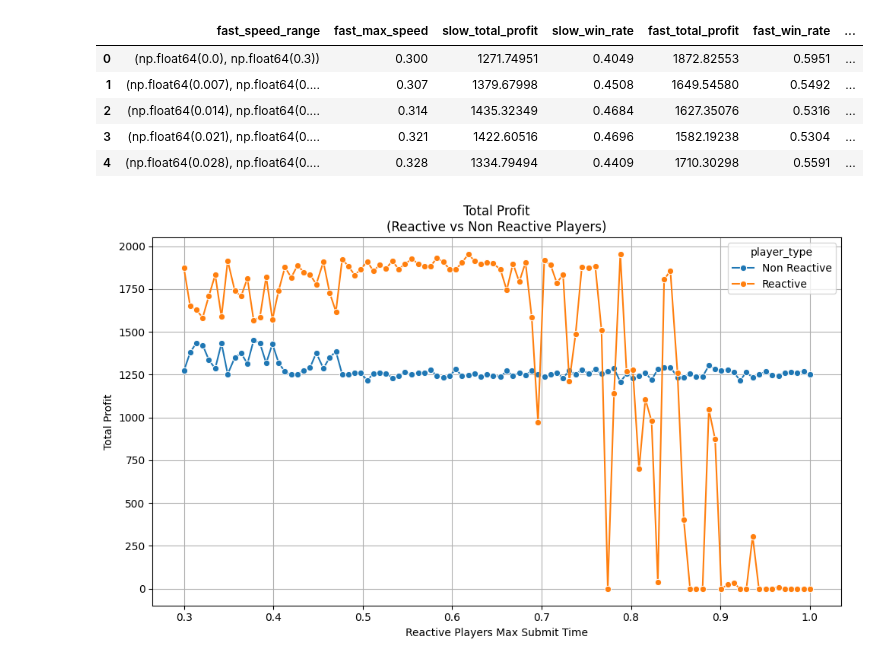
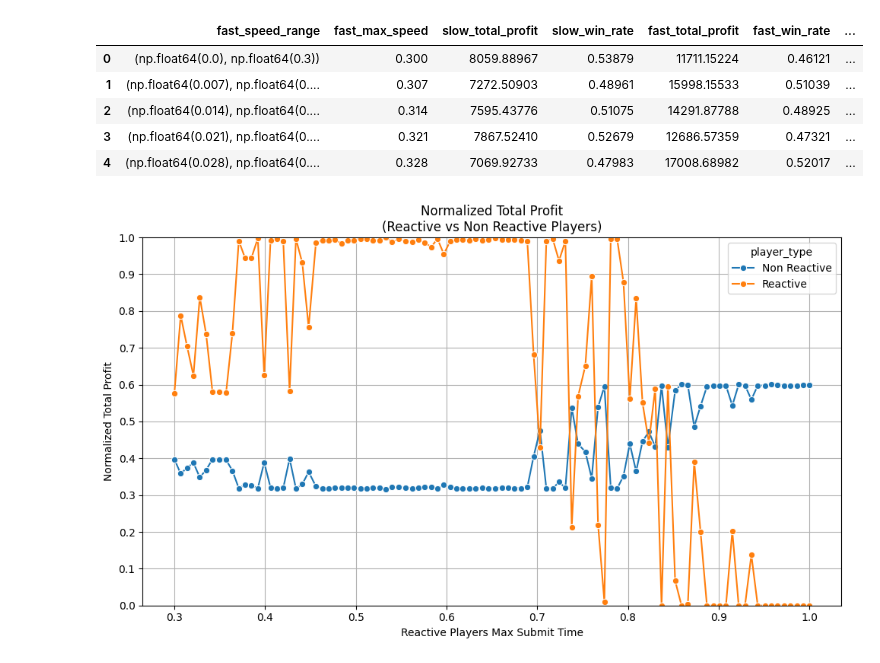
Before and after one commit to krzhang/camcos, a Jupyter notebook: simulations/builder_auctions/grid_strategy_speeds.ipynb, the cells around one changed output. Cells and saved outputs as stored; diff of their text form; code cells hidden in the pictures.

```diff
--- a/simulations/builder_auctions/grid_strategy_speeds.ipynb
+++ b/simulations/builder_auctions/grid_strategy_speeds.ipynb
@@ -47,6 +47,7 @@ results = []
 
 for fast_speed in fast_speed_ranges:
     players = []
+    player_id_offset = len(results) * (num_slow + num_fast)
 
     # Create slow (non-reactive) players
     for i in range(num_slow):
@@ -58,10 +59,10 @@ for fast_speed in fast_speed_ranges:
             slow_mean,
             bid_range_width
         )
-        players.append(RangePlayer(i, speed, bid_range, reactive=False))
+        players.append(RangePlayer(player_id_offset + i, speed, bid_range, reactive=False))
 
     # Create fast (reactive) players
-    for i in range(num_slow, num_slow + num_fast):
+    for i in range(num_fast):
         lo = random.uniform(*fast_speed)
         hi = random.uniform(*fast_speed)
         speed = (min(lo, hi), max(lo, hi))
@@ -69,7 +70,7 @@ for fast_speed in fast_speed_ranges:
             fast_mean,
             bid_range_width
         )
-        players.append(RangePlayer(i, speed, bid_range, reactive=True))
+        players.append(RangePlayer(player_id_offset + num_slow + i, speed, bid_range, reactive=True))
 
     auction = Auction(players, cutoff_time_range=(0.6, 0.7 - EPSILON), sealed_bids=False)
     round_results, winnings = auction.run_simulation(num_rounds)
@@ -117,10 +118,10 @@ for fast_speed in fast_speed_ranges:
     results.append({
         "fast_speed_range": fast_speed,
         "fast_max_speed": fast_speed[1],
-        "slow_total_profit": round(sum(slow_profits), 5),
-        "slow_win_rate": round(slow_wins / num_rounds, 5),
-        "fast_total_profit": round(sum(fast_profits), 5),
-        "fast_win_rate": round(fast_wins / num_rounds, 5),
+        "slow_total_profit": round(sum(slow_profits) / num_slow, 5),
+        "slow_win_rate": round(slow_wins / (num_slow * num_rounds), 5),
+        "fast_total_profit": round(sum(fast_profits) / num_fast, 5),
+        "fast_win_rate": round(fast_wins / (num_fast * num_rounds), 5),
         "fast_miss_rate": round(total_fast_missed / total_fast_bids, 5),
         "slow_miss_rate": round(total_slow_missed / total_slow_bids, 5),
         "fast_avg_profit_per_bid": round(safe_divide(sum(fast_profits), fast_valid_bids), 5),
@@ -135,28 +136,47 @@ df.to_csv("speed_grid__speeds_results.csv", index=False)
 df.head()
 # %% [output]
 |  | fast_speed_range | fast_max_speed | slow_total_profit | slow_win_rate | fast_total_profit | fast_win_rate | ... |
-| 0 | (np.float64(0.0), np.float64(0.3)) | 0.300 | 1271.74951 | 0.4049 | 1872.82553 | 0.5951 | ... |
-| 1 | (np.float64(0.007), np.float64(0.... | 0.307 | 1379.67998 | 0.4508 | 1649.54580 | 0.5492 | ... |
-| 2 | (np.float64(0.014), np.float64(0.... | 0.314 | 1435.32349 | 0.4684 | 1627.35076 | 0.5316 | ... |
-| 3 | (np.float64(0.021), np.float64(0.... | 0.321 | 1422.60516 | 0.4696 | 1582.19238 | 0.5304 | ... |
-| 4 | (np.float64(0.028), np.float64(0.... | 0.328 | 1334.79494 | 0.4409 | 1710.30298 | 0.5591 | ... |
+| 0 | (np.float64(0.0), np.float64(0.3)) | 0.300 | 8059.88967 | 0.53879 | 11711.15224 | 0.46121 | ... |
+| 1 | (np.float64(0.007), np.float64(0.... | 0.307 | 7272.50903 | 0.48961 | 15998.15533 | 0.51039 | ... |
+| 2 | (np.float64(0.014), np.float64(0.... | 0.314 | 7595.43776 | 0.51075 | 14291.87788 | 0.48925 | ... |
+| 3 | (np.float64(0.021), np.float64(0.... | 0.321 | 7867.52410 | 0.52679 | 12686.57359 | 0.47321 | ... |
+| 4 | (np.float64(0.028), np.float64(0.... | 0.328 | 7069.92733 | 0.47983 | 17008.68982 | 0.52017 | ... |
 # %%
-profit_df = pd.concat([
-    df[["fast_max_speed", "slow_total_profit"]].rename(columns={"slow_total_profit": "total_profit"}).assign(player_type="Non Reactive"),
-    df[["fast_max_speed", "fast_total_profit"]].rename(columns={"fast_total_profit": "total_profit"}).assign(player_type="Reactive")
-])
+TOTAL_VALUE = 216000
+
+melted = pd.melt(
+    df,
+    id_vars=["fast_max_speed"],
+    value_vars=["slow_total_profit", "fast_total_profit"],
+    var_name="player_type",
+    value_name="total_profit"
+)
+
+melted["player_type"] = melted["player_type"].map({
+    "slow_total_profit": "Non Reactive",
+    "fast_total_profit": "Reactive"
+})
+
+profit_df = (
+    melted.groupby(["fast_max_speed", "player_type"])
+    .agg(total_profit=("total_profit", "sum"))
+    .reset_index()
+)
+
+profit_df["normalized_profit"] = profit_df["total_profit"] / profit_df["total_profit"].max()
 
 plt.figure(figsize=(10, 6))
-sns.lineplot(data=profit_df, x="fast_max_speed", y="total_profit", hue="player_type", marker="o")
-plt.title("Total Profit\n(Reactive vs Non Reactive Players)")
+sns.lineplot(data=profit_df, x="fast_max_speed", y="normalized_profit", hue="player_type", marker="o")
+plt.title("Normalized Total Profit\n(Reactive vs Non Reactive Players)")
 plt.xlabel("Reactive Players Max Submit Time")
-plt.ylabel("Total Profit")
+plt.ylabel("Normalized Total Profit")
+plt.ylim(0, 1)  # or slightly above your observed max (~0.0005)
+plt.yticks(np.arange(0, 1.05, 0.1))
 plt.grid(True)
 plt.tight_layout()
-plt.savefig("profit_comparison_by_speed.png")
 plt.show()
 # %% [output]
-[figure, old version]
+[figure, new version]
 # %%
 winrate_df = pd.concat([
     df[["fast_max_speed", "slow_win_rate"]].rename(columns={"slow_win_rate": "win_rate"}).assign(player_type="Non Reactive"),
```
Also changed, not shown: parts of 5 cells of this notebook, 3 other files.
